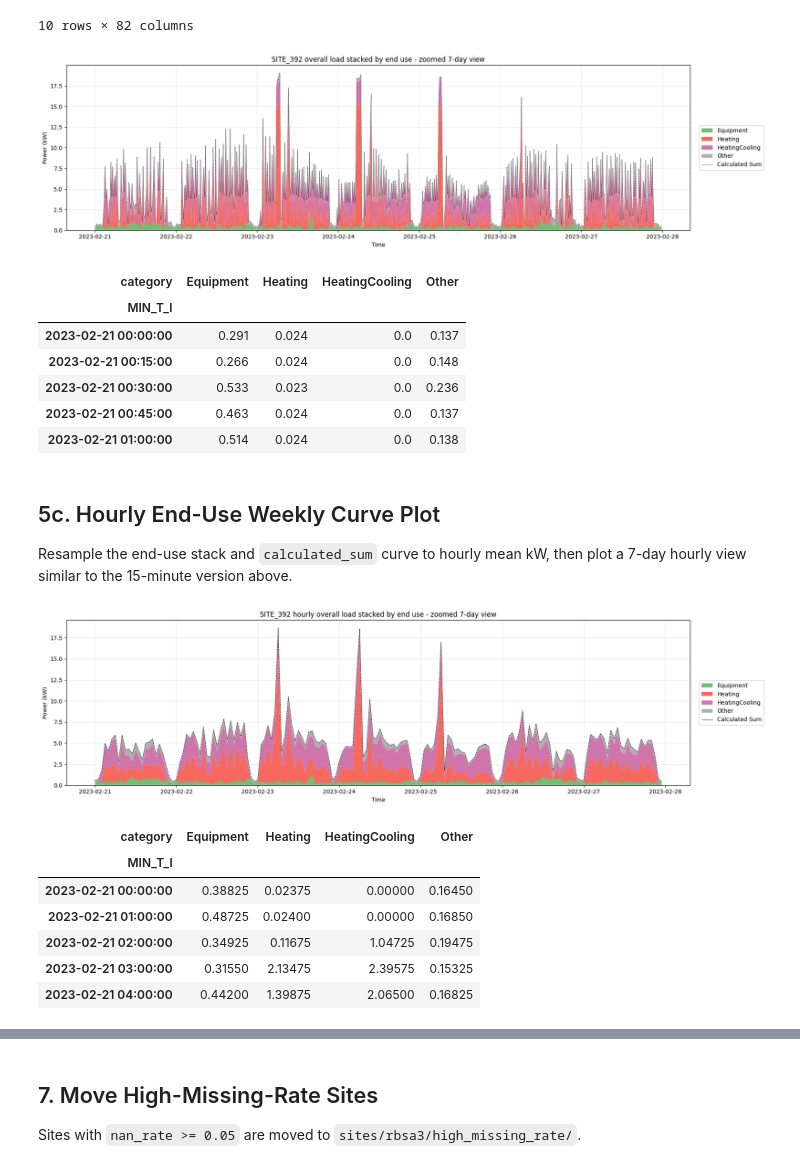
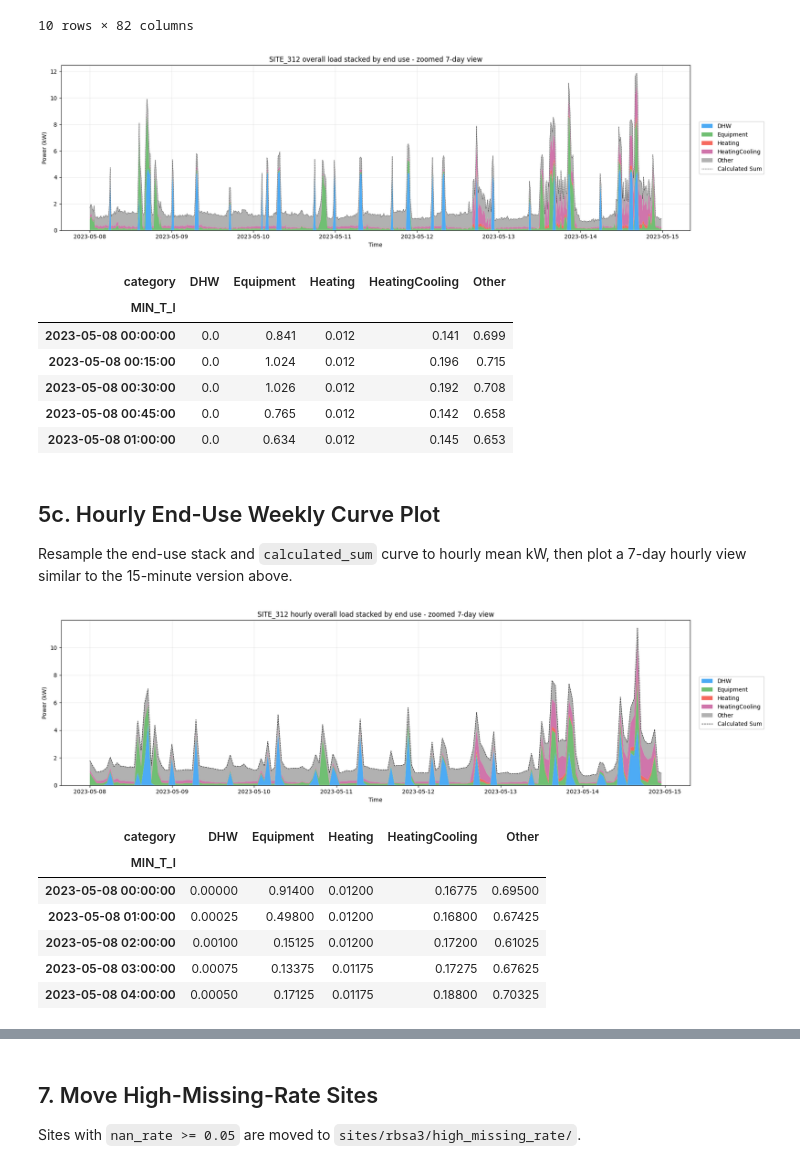
Before and after one commit to AmberJiayuSu/OBGeneration, a Jupyter notebook: validation/notebooks/load_proc.ipynb, the cells around one changed output, grey strips where cells are left out. Saved outputs shown, nothing was run; the diff lists cells and outputs as text; code cells hidden in the pictures.

```diff
--- a/validation/notebooks/load_proc.ipynb
+++ b/validation/notebooks/load_proc.ipynb
@@ -620,8 +613,8 @@ Combined file: ..\src\data\sites\rbsa3\hourly_selected_site_rollups\hourly_rollu
 | 9 | SITE_7 | 101197 | 2023-01-01 09:00:00 | 0.00050 | 0.0 | 0.0 | ... |
 10 rows × 82 columns
 # %%
-PLOT_SITE_ID = "SITE_392"
-ZOOM_START = '2023-02-21'  # e.g. '2023-01-15'
+PLOT_SITE_ID = "SITE_312"
+ZOOM_START = '2023-05-08'  # e.g. '2023-01-15'
 ZOOM_DAYS = 7
 OVERALL_LINE_COLOR = "#111111"
 
@@ -657,41 +650,41 @@ zoom_start = site_sum["MIN_T_l"].min() if ZOOM_START is None else pd.Timestamp(Z
 zoom_end = zoom_start + pd.Timedelta(days=ZOOM_DAYS)
 
 site_zoom = site_sum[(site_sum["MIN_T_l"] >= zoom_start) & (site_sum["MIN_T_l"] < zoom_end)].copy()
 stacked_zoom = stacked_category[(stacked_category.index >= zoom_start) & (stacked_category.index < zoom_end)].copy()
 
 site_zoom = site_zoom.set_index("MIN_T_l").reindex(stacked_zoom.index)
 overall_zoom = site_zoom["power"].fillna(stacked_zoom.sum(axis=1))
 
 category_names = stacked_zoom.columns.tolist()
 category_colors = [CATEGORY_COLORS.get(col, "#9E9E9E") for col in category_names]
 
 fig, ax = plt.subplots(figsize=(18, 5))
 ax.stackplot(
     stacked_zoom.index,
     *[stacked_zoom[col].values for col in category_names],
     labels=category_names,
     colors=category_colors,
     alpha=0.8,
 )
 ax.plot(stacked_zoom.index, overall_zoom.values, color=OVERALL_LINE_COLOR, linewidth=0.5, label="Calculated Sum", ls='--')
 ax.set_title(f"{PLOT_SITE_ID} overall load stacked by end use - zoomed {ZOOM_DAYS}-day view")
 ax.set_xlabel("Time")
 ax.set_ylabel("Power (kW)")
 ax.grid(True, alpha=0.25)
 ax.legend(loc="center left", bbox_to_anchor=(1.01, 0.5), framealpha=0.9)
 plt.tight_layout()
 plt.show()
 
 stacked_zoom.head()
 # %% [output]
-[figure, old version]
+[figure, new version]
-| category | Equipment | Heating | HeatingCooling | Other |
-| MIN_T_l |  |  |  |  |
-| 2023-02-21 00:00:00 | 0.291 | 0.024 | 0.0 | 0.137 |
-| 2023-02-21 00:15:00 | 0.266 | 0.024 | 0.0 | 0.148 |
-| 2023-02-21 00:30:00 | 0.533 | 0.023 | 0.0 | 0.236 |
-| 2023-02-21 00:45:00 | 0.463 | 0.024 | 0.0 | 0.137 |
-| 2023-02-21 01:00:00 | 0.514 | 0.024 | 0.0 | 0.138 |
+| category | DHW | Equipment | Heating | HeatingCooling | Other |
+| MIN_T_l |  |  |  |  |  |
+| 2023-05-08 00:00:00 | 0.0 | 0.841 | 0.012 | 0.141 | 0.699 |
+| 2023-05-08 00:15:00 | 0.0 | 1.024 | 0.012 | 0.196 | 0.715 |
+| 2023-05-08 00:30:00 | 0.0 | 1.026 | 0.012 | 0.192 | 0.708 |
+| 2023-05-08 00:45:00 | 0.0 | 0.765 | 0.012 | 0.142 | 0.658 |
+| 2023-05-08 01:00:00 | 0.0 | 0.634 | 0.012 | 0.145 | 0.653 |
 # %% [markdown]
 ## 5c. Hourly End-Use Weekly Curve Plot
 
@@ -782,14 +775,14 @@ plt.show()
 
 hourly_stacked_zoom.head()
 # %% [output]
-[figure, old version]
+[figure, new version]
-| category | Equipment | Heating | HeatingCooling | Other |
-| MIN_T_l |  |  |  |  |
-| 2023-02-21 00:00:00 | 0.38825 | 0.02375 | 0.00000 | 0.16450 |
-| 2023-02-21 01:00:00 | 0.48725 | 0.02400 | 0.00000 | 0.16850 |
-| 2023-02-21 02:00:00 | 0.34925 | 0.11675 | 1.04725 | 0.19475 |
-| 2023-02-21 03:00:00 | 0.31550 | 2.13475 | 2.39575 | 0.15325 |
-| 2023-02-21 04:00:00 | 0.44200 | 1.39875 | 2.06500 | 0.16825 |
+| category | DHW | Equipment | Heating | HeatingCooling | Other |
+| MIN_T_l |  |  |  |  |  |
+| 2023-05-08 00:00:00 | 0.00000 | 0.91400 | 0.01200 | 0.16775 | 0.69500 |
+| 2023-05-08 01:00:00 | 0.00025 | 0.49800 | 0.01200 | 0.16800 | 0.67425 |
+| 2023-05-08 02:00:00 | 0.00100 | 0.15125 | 0.01200 | 0.17200 | 0.61025 |
+| 2023-05-08 03:00:00 | 0.00075 | 0.13375 | 0.01175 | 0.17275 | 0.67625 |
+| 2023-05-08 04:00:00 | 0.00050 | 0.17125 | 0.01175 | 0.18800 | 0.70325 |
 # %%
 combined = pd.read_parquet(COMBINED_PATH)
 combined["MIN_T_l"] = pd.to_datetime(combined["MIN_T_l"], errors="coerce")
```
Also changed, not shown: parts of 2 cells of this notebook, 1 other file.
